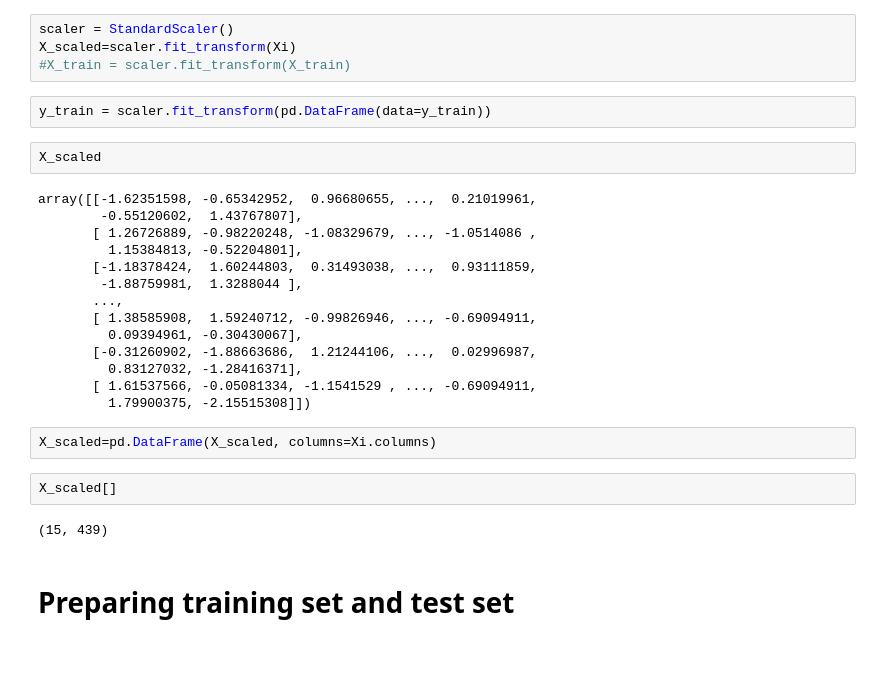
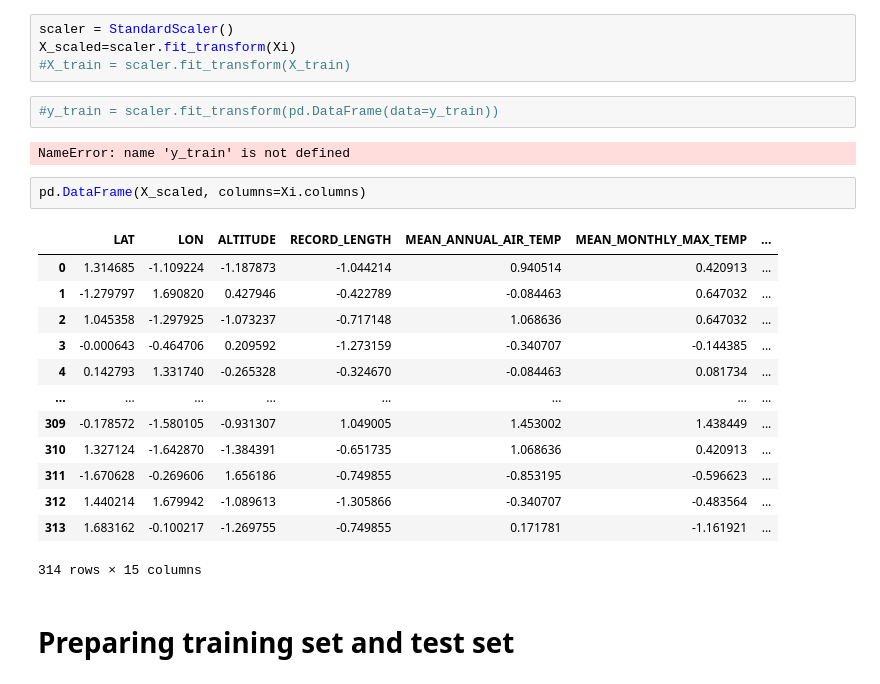
Before and after one commit to 318281029SBH/Escuela, a Jupyter notebook: GWeatherLinearRegression.ipynb, the cells around one changed output. Drawn from its saved outputs; the diff is of its cells as text; blank space fills up the shorter version.

```diff
--- a/GWeatherLinearRegression.ipynb
+++ b/GWeatherLinearRegression.ipynb
@@ -193,29 +193,25 @@ scaler = StandardScaler()
 X_scaled=scaler.fit_transform(Xi)
 #X_train = scaler.fit_transform(X_train)
 # %%
-y_train = scaler.fit_transform(pd.DataFrame(data=y_train))
+#y_train = scaler.fit_transform(pd.DataFrame(data=y_train))
+# %% [output]
+NameError: name 'y_train' is not defined
-# %%
-X_scaled
-# %% [output]
-array([[-1.62351598, -0.65342952,  0.96680655, ...,  0.21019961,
-        -0.55120602,  1.43767807],
-       [ 1.26726889, -0.98220248, -1.08329679, ..., -1.0514086 ,
-         1.15384813, -0.52204801],
-       [-1.18378424,  1.60244803,  0.31493038, ...,  0.93111859,
-        -1.88759981,  1.3288044 ],
-       ...,
-       [ 1.38585908,  1.59240712, -0.99826946, ..., -0.69094911,
-         0.09394961, -0.30430067],
-       [-0.31260902, -1.88663686,  1.21244106, ...,  0.02996987,
-         0.83127032, -1.28416371],
-       [ 1.61537566, -0.05081334, -1.1541529 , ..., -0.69094911,
-         1.79900375, -2.15515308]])
 # %%
-X_scaled=pd.DataFrame(X_scaled, columns=Xi.columns)
+pd.DataFrame(X_scaled, columns=Xi.columns)
+# %% [output]
+|  | LAT | LON | ALTITUDE | RECORD_LENGTH | MEAN_ANNUAL_AIR_TEMP | MEAN_MONTHLY_MAX_TEMP | ... |
+| 0 | 1.314685 | -1.109224 | -1.187873 | -1.044214 | 0.940514 | 0.420913 | ... |
+| 1 | -1.279797 | 1.690820 | 0.427946 | -0.422789 | -0.084463 | 0.647032 | ... |
+| 2 | 1.045358 | -1.297925 | -1.073237 | -0.717148 | 1.068636 | 0.647032 | ... |
+| 3 | -0.000643 | -0.464706 | 0.209592 | -1.273159 | -0.340707 | -0.144385 | ... |
+| 4 | 0.142793 | 1.331740 | -0.265328 | -0.324670 | -0.084463 | 0.081734 | ... |
+| ... | ... | ... | ... | ... | ... | ... | ... |
+| 309 | -0.178572 | -1.580105 | -0.931307 | 1.049005 | 1.453002 | 1.438449 | ... |
+| 310 | 1.327124 | -1.642870 | -1.384391 | -0.651735 | 1.068636 | 0.420913 | ... |
+| 311 | -1.670628 | -0.269606 | 1.656186 | -0.749855 | -0.853195 | -0.596623 | ... |
+| 312 | 1.440214 | 1.679942 | -1.089613 | -1.305866 | -0.340707 | -0.483564 | ... |
+| 313 | 1.683162 | -0.100217 | -1.269755 | -0.749855 | 0.171781 | -1.161921 | ... |
+314 rows × 15 columns
-# %%
-X_scaled[]
-# %% [output]
-(15, 439)
 # %% [markdown]
 # Preparing training set and test set
 # %%
```
Also changed, not shown: parts of 22 cells of this notebook.
